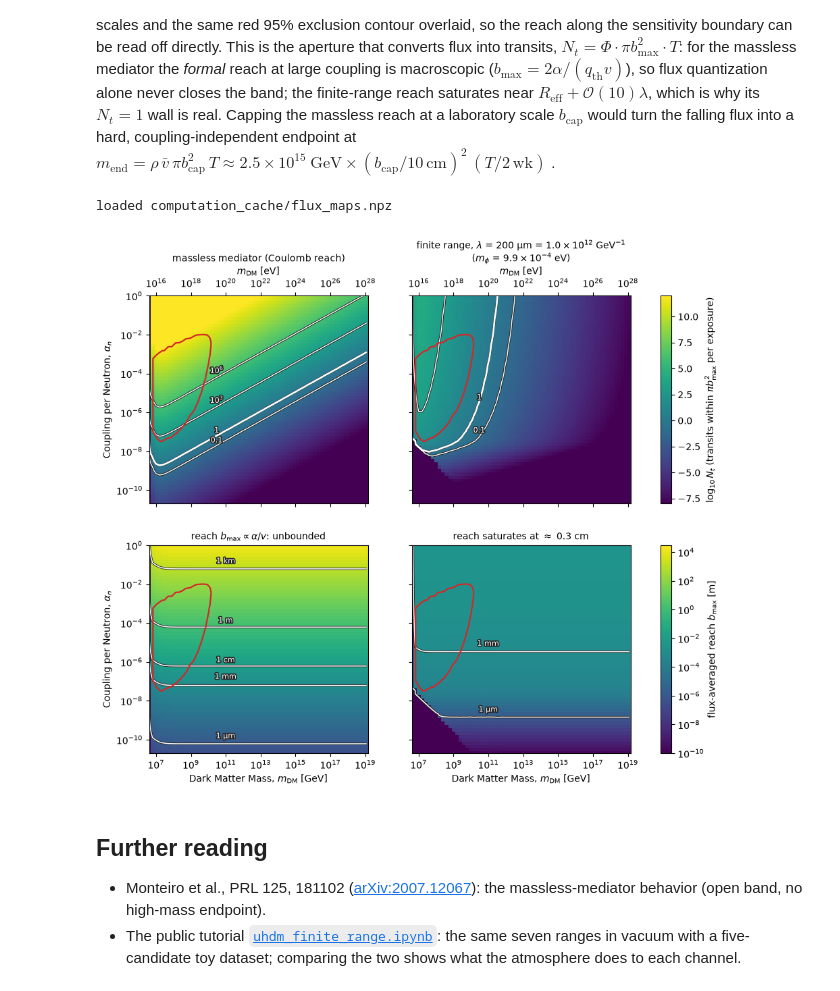
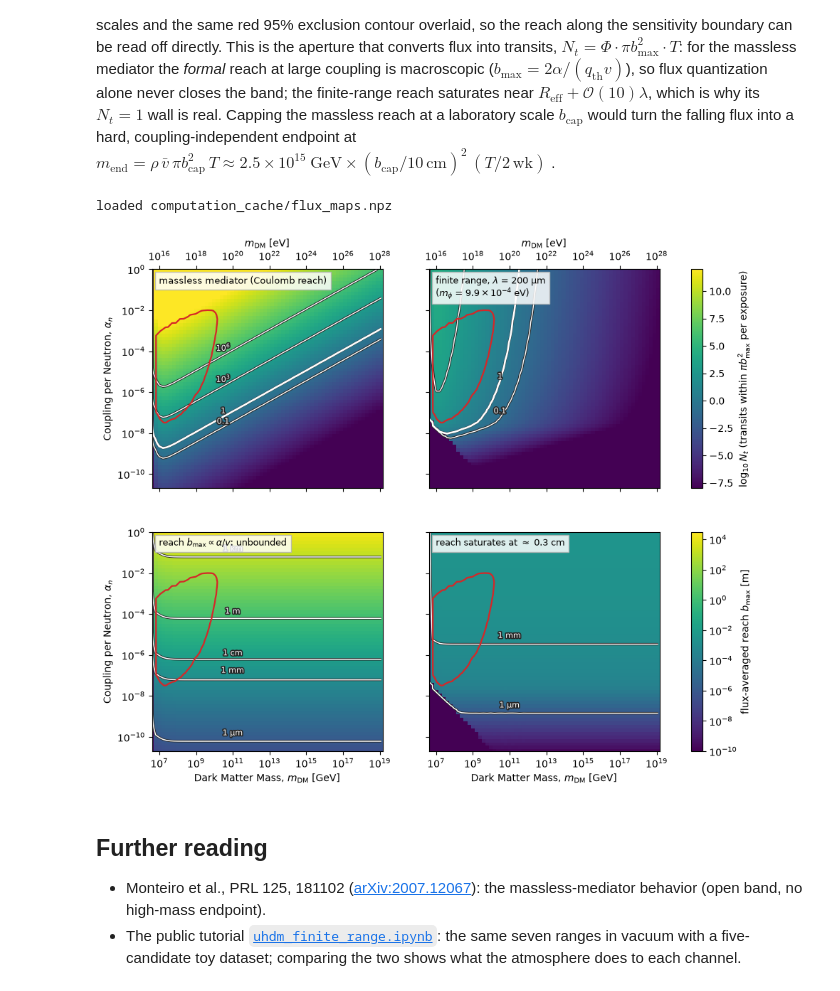
Before and after one commit to PolonaiseExperiment/luhdm, a Jupyter notebook: notebooks/03_understanding.ipynb, the cells around one changed output. Drawn from its saved outputs; the diff is of its cells as text; code cells hidden in the pictures.

Commit message:
Textboxes instead of titles; drop GeV^-1 lambda quotes; arrival f(v) figure per mediator range

```diff
--- a/notebooks/03_understanding.ipynb
+++ b/notebooks/03_understanding.ipynb
@@ -42,7 +42,7 @@ def lamb_label(lamb_m):
         si = f"{lamb_m * 1e3:.0f} mm"
     else:
         si = f"{lamb_m * 1e6:.3g} µm"
-    return rf"$\lambda$ = {si} = ${x / 10**e:.1f}\times10^{{{e}}}$ GeV$^{{-1}}$"
+    return rf"$\lambda$ = {si}"
 
 
 def mphi_label(lamb_m, unit="eV"):
@@ -300,7 +300,8 @@ for j, (NT_MAP, B_MAP) in enumerate([(NT_ML_MAP, B_ML_MAP),
                                 for lev in NT_LEVELS])
     outline(getattr(cs, "collections", [cs]))
     label_levels(ax, NT_MAP, NT_LEVELS, NT_NAMES, m_ref=3e10)
-    ax.set_title(titles[j], fontsize=10)
+    ax.text(0.03, 0.97, titles[j], transform=ax.transAxes, ha="left",
+            va="top", fontsize=9, bbox=dict(fc="white", ec="0.7", alpha=0.85))
 
     ax = axes[1, j]
     mesh_b = ax.pcolormesh(ms_map, al_map, np.clip(B_MAP, 1e-10, None),
@@ -309,35 +310,36 @@ for j, (NT_MAP, B_MAP) in enumerate([(NT_ML_MAP, B_ML_MAP),
                     linewidths=1.1)
     outline(getattr(cs, "collections", [cs]))
     label_levels(ax, B_MAP, B_LEVELS, B_NAMES)
     note = (r"reach $b_{\rm max} \propto \alpha/v$: unbounded" if j == 0 else
             rf"reach saturates at $\approx$ {B_MAP.max() * 100:.1f} cm")
-    ax.set_title(note, fontsize=10)
+    ax.text(0.03, 0.97, note, transform=ax.transAxes, ha="left",
+            va="top", fontsize=9, bbox=dict(fc="white", ec="0.7", alpha=0.85))
     ax.set_xscale("log")
     ax.set_yscale("log")
     ax.set_xlabel(r"Dark Matter Mass, $m_{\rm DM}$ [GeV]")
 
 # overlay the reference 95% contour on every panel
 for i in (0, 1):
     for j in (0, 1):
         axes[i, j].contour(REF["ms"], REF["alphas_n"], REF["extremeness"],
                            levels=[CONFIDENCE], colors="#d62728",
                            linewidths=1.6)
 
 for ax in axes[:, 0]:
     ax.set_ylabel(r"Coupling per Neutron, $\alpha_n$")
 axes[0, 0].set_ylim(al_map[0], 1.0)
 for j in (0, 1):
     sec = axes[0, j].secondary_xaxis(
         "top", functions=(lambda x: x * 1e9, lambda x: x / 1e9))
     sec.set_xlabel(r"$m_{\rm DM}$ [eV]")
 fig.colorbar(mesh_nt, ax=axes[0, :], label=r"$\log_{10} N_t$ (transits within "
                                            r"$\pi b_{\rm max}^2$ per exposure)")
 fig.colorbar(mesh_b, ax=axes[1, :],
              label=r"flux-averaged reach $b_{\rm max}$ [m]")
 save_figure(fig, "03_transit_reach_maps", bbox_inches="tight")
 # %% [output]
 loaded computation_cache/flux_maps.npz
-[figure, old version]
+[figure, new version]
 # %% [markdown]
 ## Further reading
 
```
Also changed, not shown: 20 other files.
